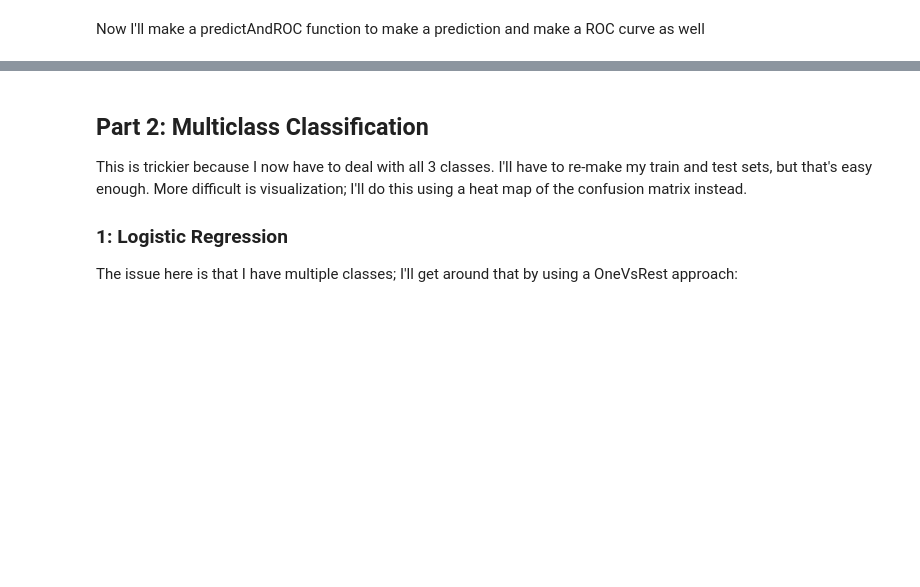
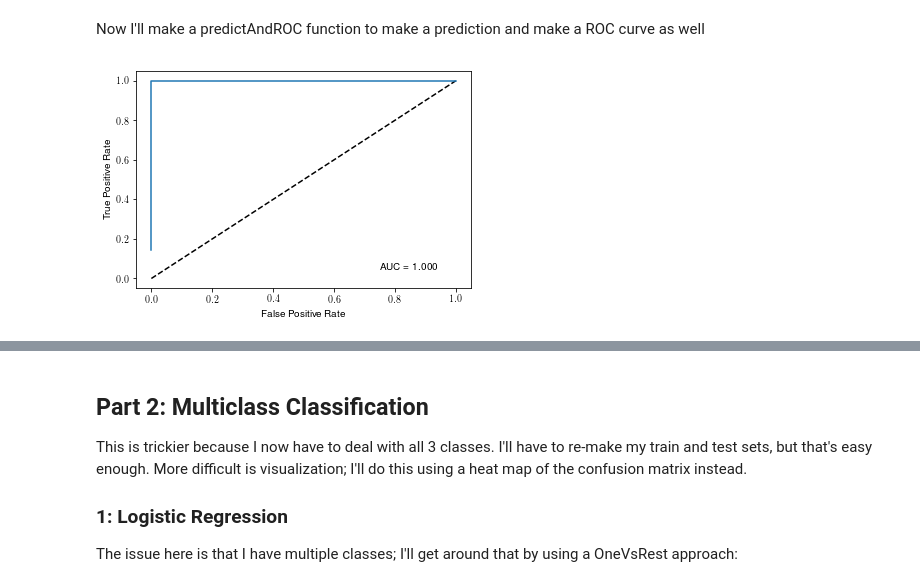
Before and after one commit to marichards/DS_Pipelines, a Jupyter notebook: Classification.ipynb, the cells around one changed output, grey strips where cells are left out. Cells and saved outputs as stored; diff of their text form; code cells hidden in the pictures; blank space fills up the shorter version.

Commit message:
Completed binary ROC evaluation

```diff
--- a/Classification.ipynb
+++ b/Classification.ipynb
@@ -80,3 +80,36 @@ Y = iris_binary['species']
 X_train, X_test, Y_train, Y_test = train_test_split(X, Y, test_size = 0.2, random_state = 12)
 # %% [markdown]
 Now I'll make a predictAndROC function to make a prediction and make a ROC curve as well
+# %%
+def predictAndRoc(model, X_test, Y_test, plot_flag = True):
+
+    '''Given a fit binary classification model and test data, predict and plot in comparison to actual'''
+
+    # Convert Y_test to a numeric
+    Y_test = Y_test == 'virginica'
+
+    # Compute predicted probabilities: y_pred_prob
+    y_pred_prob = model.predict_proba(X_test)[:,1]
+
+    # Compute actual predictions too
+    y_pred = model.predict(X_test)
+
+    # Calculate the AUC
+    auc_score = roc_auc_score(Y_test, y_pred_prob)
+
+    # Plot ROC curve if plot flag
+    if plot_flag:
+        # Generate ROC curve values: fpr, tpr, thresholds
+        fpr, tpr, thresholds = roc_curve(Y_test, y_pred_prob)
+        plt.plot([0, 1], [0, 1], 'k--')
+        plt.plot(fpr, tpr)
+        plt.xlabel('False Positive Rate')
+        plt.ylabel('True Positive Rate')
+        plt.text(x = 0.75, y = 0.05, s = "AUC = {:0.3f}".format(auc_score))
+        plt.show()
+
+    return y_pred
+# %%
+_ = predictAndRoc(lr, X_test, Y_test, plot_flag= True)
+# %% [output]
+[figure, added]
```
Also changed, not shown: parts of 5 cells of this notebook.
